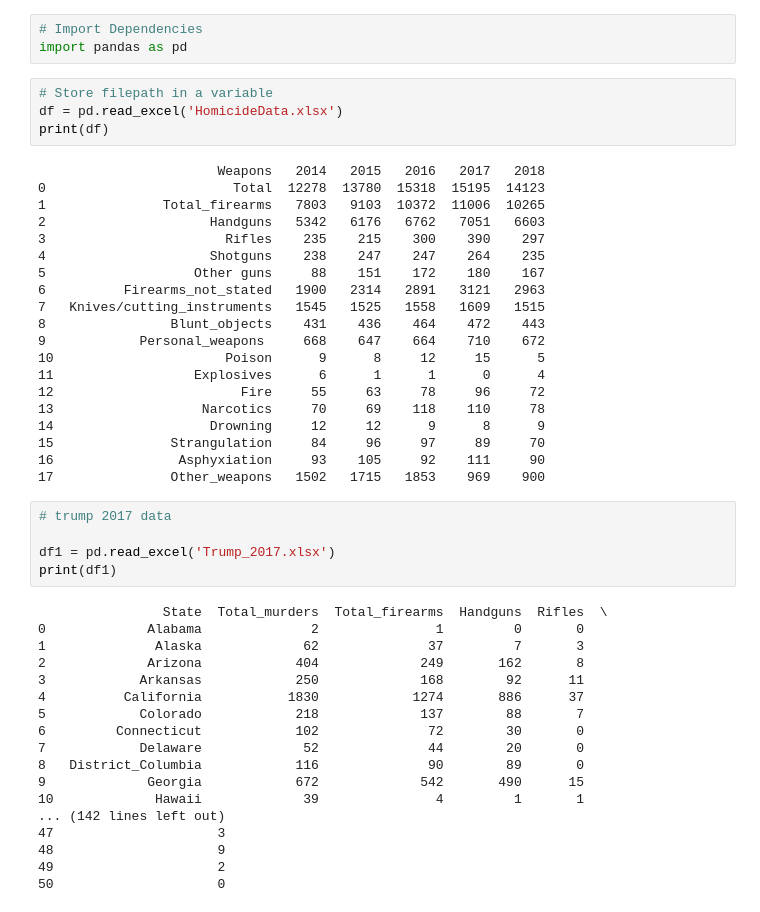
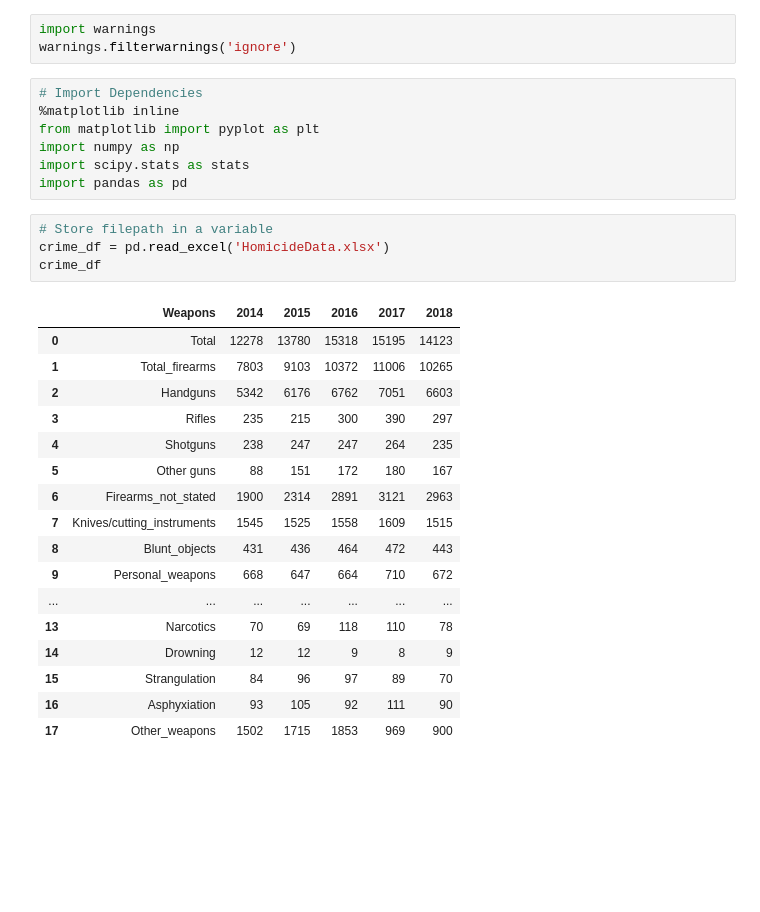
Before and after one commit to KimchiKoala/UCI-Project-1_Group8, a Jupyter notebook: obama_admin.ipynb, the cells around one changed output. Cells and saved outputs as stored; diff of their text form; blank space fills up the shorter version.

```diff
--- a/obama_admin.ipynb
+++ b/obama_admin.ipynb
@@ -1,50 +1,32 @@
+# %%
+import warnings
+warnings.filterwarnings('ignore')
 # %%
 # Import Dependencies
+%matplotlib inline
+from matplotlib import pyplot as plt
+import numpy as np
+import scipy.stats as stats
 import pandas as pd
 # %%
 # Store filepath in a variable
-df = pd.read_excel('HomicideData.xlsx')
-print(df)
+crime_df = pd.read_excel('HomicideData.xlsx')
+crime_df
 # %% [output]
-                       Weapons   2014   2015   2016   2017   2018
-0                        Total  12278  13780  15318  15195  14123
-1               Total_firearms   7803   9103  10372  11006  10265
-2                     Handguns   5342   6176   6762   7051   6603
-3                       Rifles    235    215    300    390    297
-4                     Shotguns    238    247    247    264    235
-5                   Other guns     88    151    172    180    167
-6          Firearms_not_stated   1900   2314   2891   3121   2963
-7   Knives/cutting_instruments   1545   1525   1558   1609   1515
-8                Blunt_objects    431    436    464    472    443
-9            Personal_weapons     668    647    664    710    672
-10                      Poison      9      8     12     15      5
-11                  Explosives      6      1      1      0      4
-12                        Fire     55     63     78     96     72
-13                   Narcotics     70     69    118    110     78
-14                    Drowning     12     12      9      8      9
-15               Strangulation     84     96     97     89     70
-16                Asphyxiation     93    105     92    111     90
-17               Other_weapons   1502   1715   1853    969    900
+|  | Weapons | 2014 | 2015 | 2016 | 2017 | 2018 |
+| 0 | Total | 12278 | 13780 | 15318 | 15195 | 14123 |
+| 1 | Total_firearms | 7803 | 9103 | 10372 | 11006 | 10265 |
+| 2 | Handguns | 5342 | 6176 | 6762 | 7051 | 6603 |
+| 3 | Rifles | 235 | 215 | 300 | 390 | 297 |
+| 4 | Shotguns | 238 | 247 | 247 | 264 | 235 |
+| 5 | Other guns | 88 | 151 | 172 | 180 | 167 |
+| 6 | Firearms_not_stated | 1900 | 2314 | 2891 | 3121 | 2963 |
+| 7 | Knives/cutting_instruments | 1545 | 1525 | 1558 | 1609 | 1515 |
+| 8 | Blunt_objects | 431 | 436 | 464 | 472 | 443 |
+| 9 | Personal_weapons | 668 | 647 | 664 | 710 | 672 |
+| ... | ... | ... | ... | ... | ... | ... |
+| 13 | Narcotics | 70 | 69 | 118 | 110 | 78 |
+| 14 | Drowning | 12 | 12 | 9 | 8 | 9 |
+| 15 | Strangulation | 84 | 96 | 97 | 89 | 70 |
+| 16 | Asphyxiation | 93 | 105 | 92 | 111 | 90 |
+| 17 | Other_weapons | 1502 | 1715 | 1853 | 969 | 900 |
-# %%
-# trump 2017 data
-
-df1 = pd.read_excel('Trump_2017.xlsx')
-print(df1)
-# %% [output]
-                State  Total_murders  Total_firearms  Handguns  Rifles  \
-0             Alabama              2               1         0       0
-1              Alaska             62              37         7       3
-2             Arizona            404             249       162       8
-3            Arkansas            250             168        92      11
-4          California           1830            1274       886      37
-5            Colorado            218             137        88       7
-6         Connecticut            102              72        30       0
-7            Delaware             52              44        20       0
-8   District_Columbia            116              90        89       0
-9             Georgia            672             542       490      15
-10             Hawaii             39               4         1       1
-... (142 lines left out)
-47                     3
-48                     9
-49                     2
-50                     0
```
Also changed, not shown: parts of 16 cells of this notebook, 13 other files.
